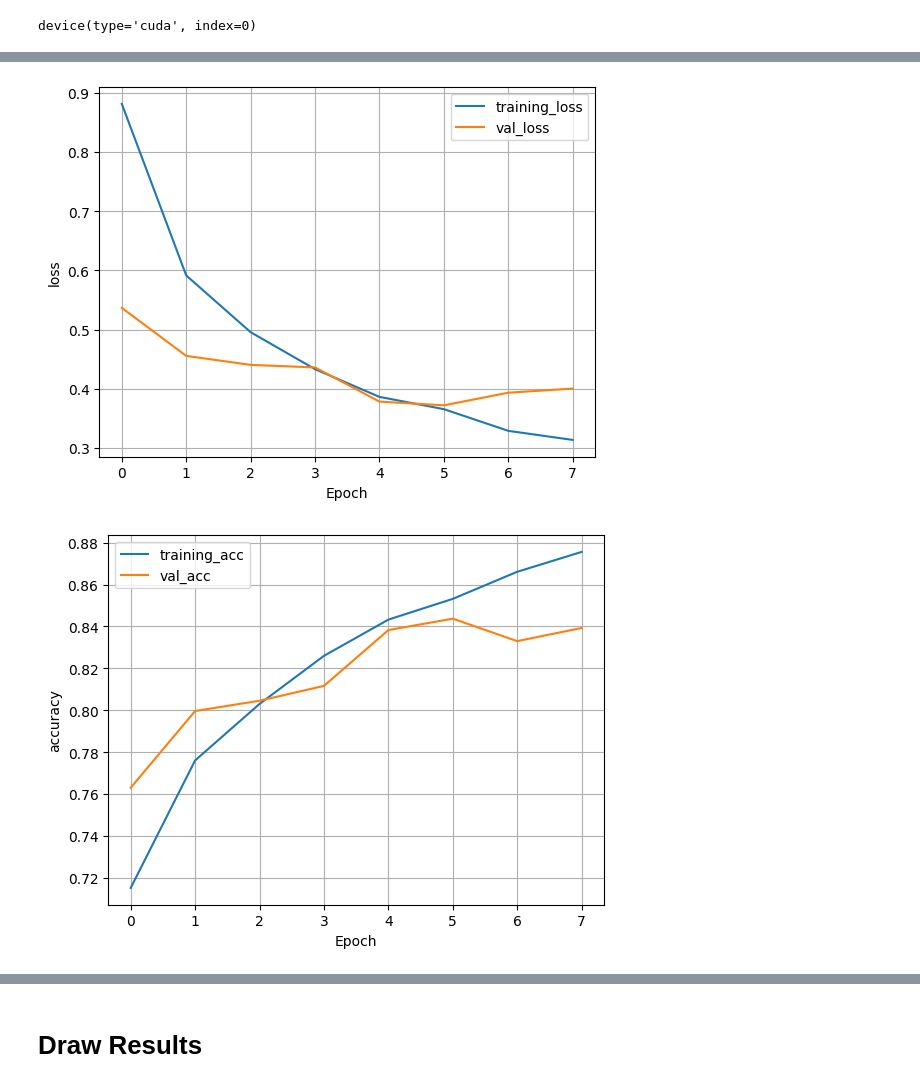
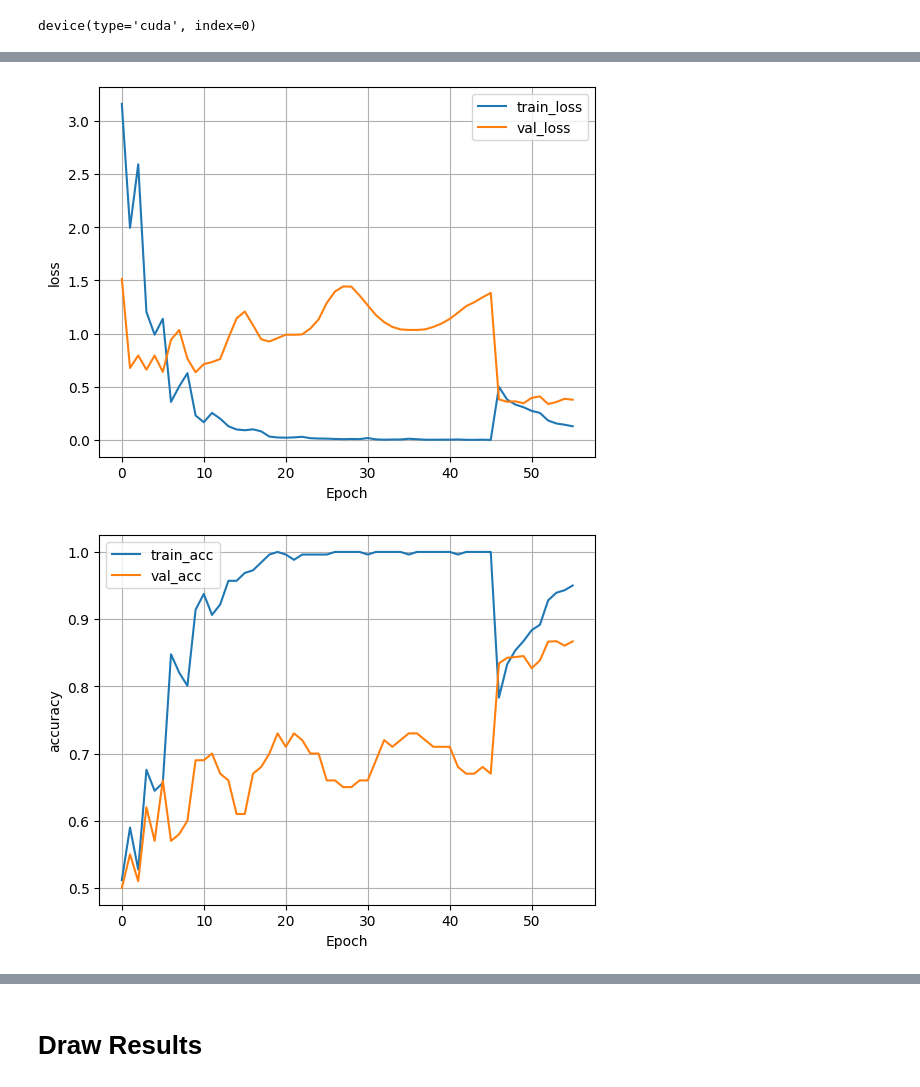
Before and after one commit to raziehAskarizade/Beyond-Words, a Jupyter notebook: Scripts/CompositionRoot(Tasks)/TextSentimentAnalysis/AmazonReviewSentimentAnalysisMethod1.ipynb, the cells around one changed output, grey strips where cells are left out. Saved outputs shown, nothing was run; the diff lists cells and outputs as text; code cells hidden in the pictures.

```diff
--- a/Scripts/CompositionRoot(Tasks)/TextSentimentAnalysis/AmazonReviewSentimentAnalysisMethod1.ipynb
+++ b/Scripts/CompositionRoot(Tasks)/TextSentimentAnalysis/AmazonReviewSentimentAnalysisMethod1.ipynb
@@ -559,7 +169,8 @@ c:\Users\fardin\AppData\Local\Programs\Python\Python310\lib\site-packages\lightn
 # %%
 import matplotlib.pyplot as plt
+import pandas as pd
 '''From torch lightning tutorials'''
-def plot_csv_logger(csv_path, loss_names=['training_loss', 'val_loss'], eval_names=['training_acc', 'val_acc']):
+def plot_csv_logger(csv_path, loss_names=['train_loss', 'val_loss'], eval_names=['train_acc', 'val_acc']):
     metrics = pd.read_csv(csv_path)
 
     aggregation_metrics = []
@@ -574,10 +185,10 @@ def plot_csv_logger(csv_path, loss_names=['training_loss', 'val_loss'], eval_nam
     df_metrics[eval_names].plot(grid=True, legend=True, xlabel='Epoch', ylabel='accuracy')
     plt.show()
 # %%
-plot_csv_logger(r'C:\Users\fardin\Projects\ColorIntelligence\logs\GcnGatSentiment2\version_1\metrics.csv')
+plot_csv_logger(r'C:\Users\fardin\Projects\ColorIntelligence\logs\GcnGatSentiment3\version_4\metrics.csv')
 # %% [output]
-[figure, old version]
+[figure, new version]
-[figure, old version]
+[figure, new version]
 # %%
 trainer.checkpoint_callback.best_model_path
 # %% [output]
```
Also changed, not shown: parts of 23 cells of this notebook, 3 other files.
